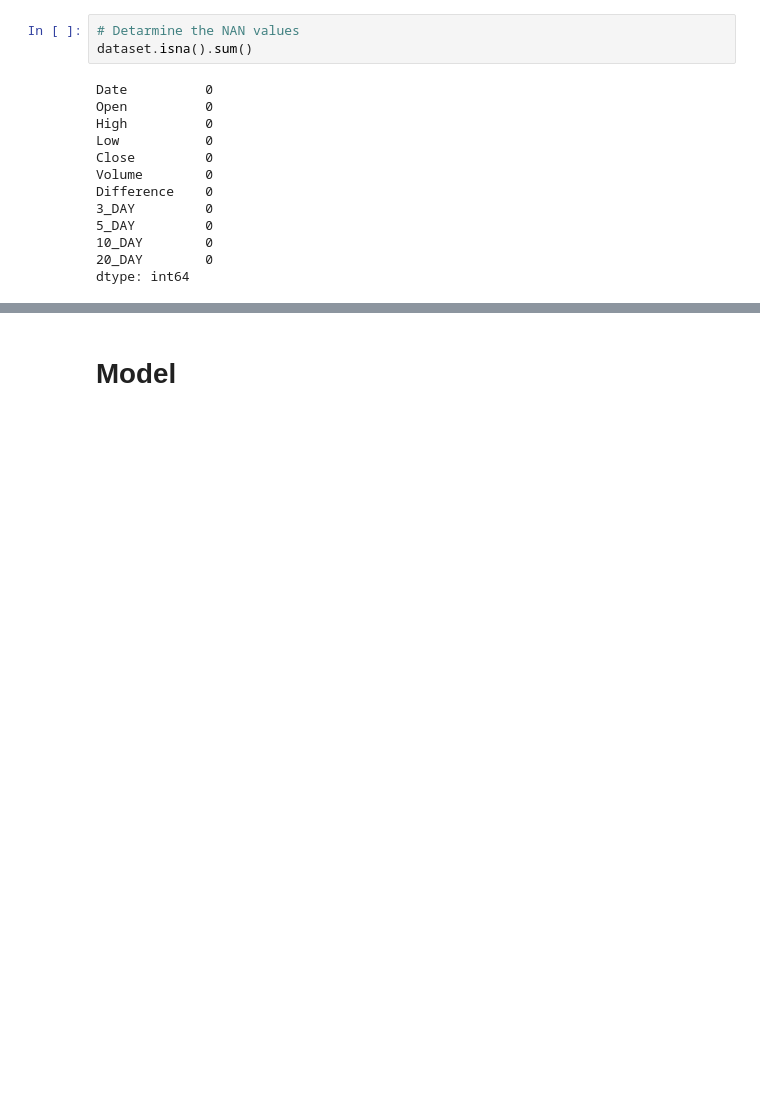
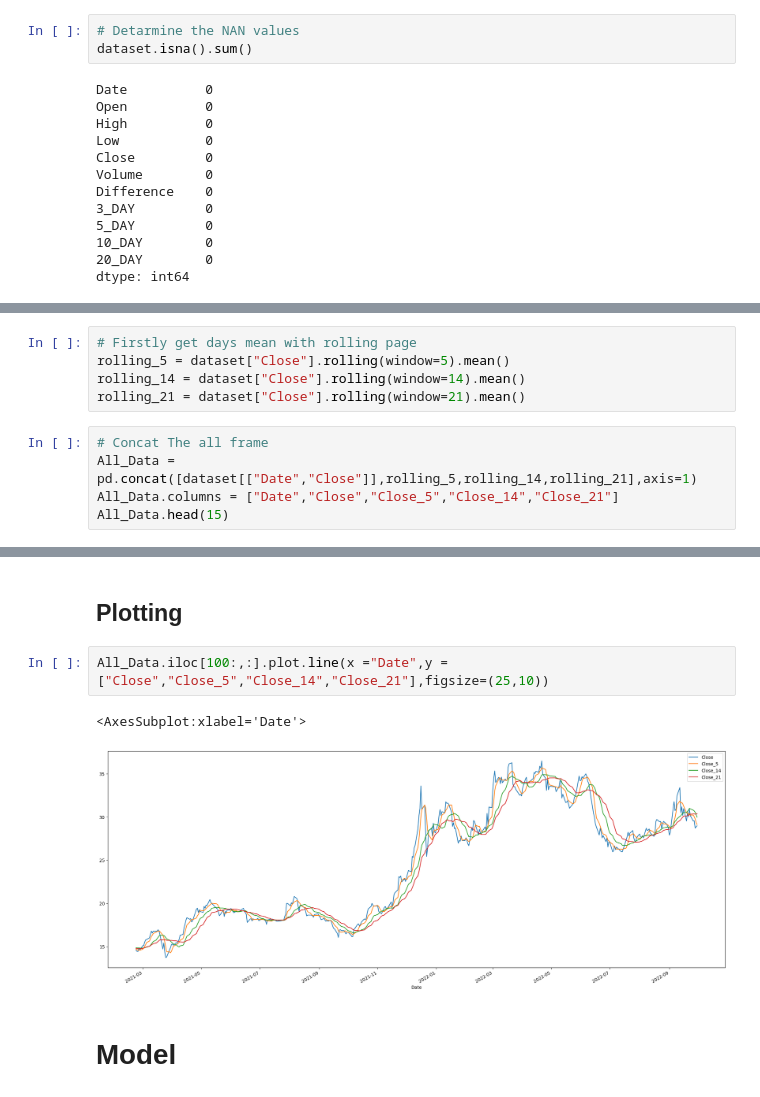
Before and after one commit to duzgunilaslan/PORSALAN, a Jupyter notebook: All_Analysis.ipynb, the cells around one changed output, grey strips where cells are left out. Saved outputs shown, nothing was run; the diff lists cells and outputs as text; blank space fills up the shorter version.

```diff
--- a/All_Analysis.ipynb
+++ b/All_Analysis.ipynb
@@ -104,0 +113,10 @@ dataset.plot.line(x ="Date",y = ["Open","High","Low","Close"],figsize=(25,10))
+# %%
+# Firstly get days mean with rolling page
+rolling_5 = dataset["Close"].rolling(window=5).mean()
+rolling_14 = dataset["Close"].rolling(window=14).mean()
+rolling_21 = dataset["Close"].rolling(window=21).mean()
+# %%
+# Concat The all frame
+All_Data = pd.concat([dataset[["Date","Close"]],rolling_5,rolling_14,rolling_21],axis=1)
+All_Data.columns = ["Date","Close","Close_5","Close_14","Close_21"]
+All_Data.head(15)
@@ -105,3 +140,10 @@ dataset.plot.line(x ="Date",y = ["Open","High","Low","Close"],figsize=(25,10))
+# %% [markdown]
+## Plotting
+# %%
+All_Data.iloc[100:,:].plot.line(x ="Date",y = ["Close","Close_5","Close_14","Close_21"],figsize=(25,10))
+# %% [output]
+<AxesSubplot:xlabel='Date'>
+[figure, added]
 # %% [markdown]
 # Model
 # %%
```
Also changed, not shown: parts of 11 cells of this notebook.
